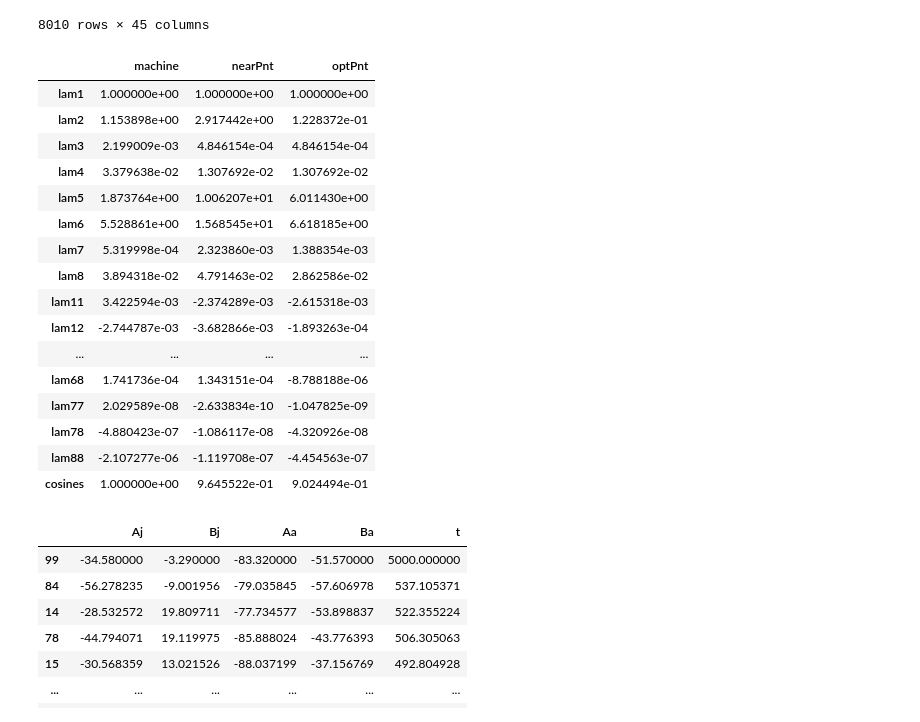
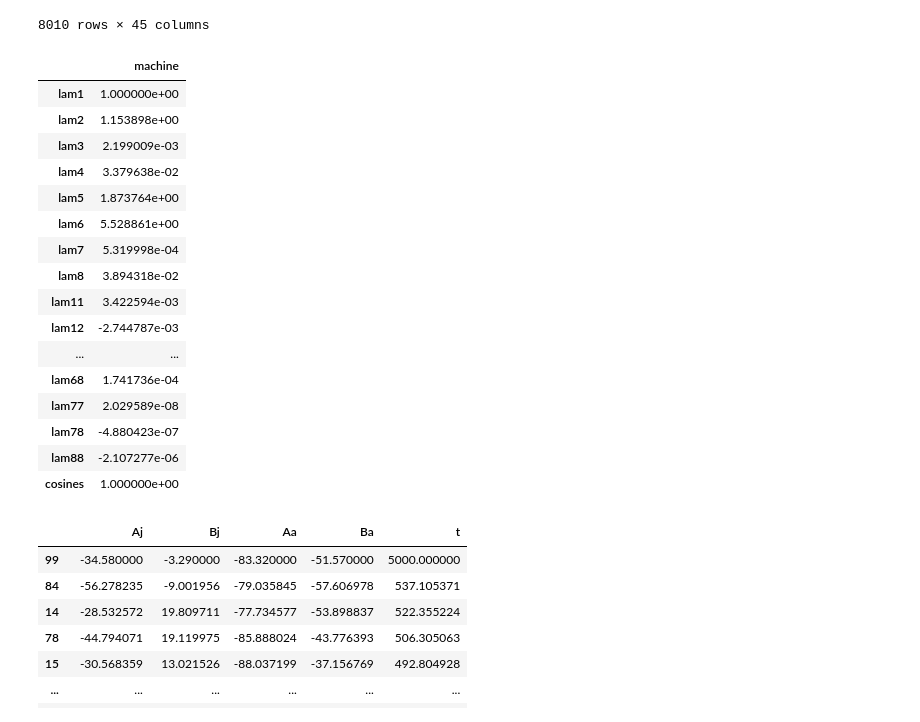
Before and after one commit to Recefi/predator-prey_model, a Jupyter notebook: report.ipynb, the cells around one changed output. Cells and saved outputs as stored; diff of their text form; code cells hidden in the pictures.

```diff
--- a/report.ipynb
+++ b/report.ipynb
@@ -82,25 +82,26 @@ with pd.option_context('display.precision', 4, 'display.max_columns', 10):
 # %%
 #compareCoefData = ut.readData("compare_coef_data", "static_pred")
 compareCoefData = ut.readData("compare_coef_data", "dynamic_pred")
-display(compareCoefData[['machine', 'nearPnt', 'optPnt']])
+#display(compareCoefData[['machine', 'nearPnt', 'optPnt']])
+display(compareCoefData[['machine']])
 # %% [output]
-|  | machine | nearPnt | optPnt |
-| lam1 | 1.000000e+00 | 1.000000e+00 | 1.000000e+00 |
-| lam2 | 1.153898e+00 | 2.917442e+00 | 1.228372e-01 |
-| lam3 | 2.199009e-03 | 4.846154e-04 | 4.846154e-04 |
-| lam4 | 3.379638e-02 | 1.307692e-02 | 1.307692e-02 |
-| lam5 | 1.873764e+00 | 1.006207e+01 | 6.011430e+00 |
-| lam6 | 5.528861e+00 | 1.568545e+01 | 6.618185e+00 |
-| lam7 | 5.319998e-04 | 2.323860e-03 | 1.388354e-03 |
-| lam8 | 3.894318e-02 | 4.791463e-02 | 2.862586e-02 |
-| lam11 | 3.422594e-03 | -2.374289e-03 | -2.615318e-03 |
-| lam12 | -2.744787e-03 | -3.682866e-03 | -1.893263e-04 |
-| ... | ... | ... | ... |
-| lam68 | 1.741736e-04 | 1.343151e-04 | -8.788188e-06 |
-| lam77 | 2.029589e-08 | -2.633834e-10 | -1.047825e-09 |
-| lam78 | -4.880423e-07 | -1.086117e-08 | -4.320926e-08 |
-| lam88 | -2.107277e-06 | -1.119708e-07 | -4.454563e-07 |
-| cosines | 1.000000e+00 | 9.645522e-01 | 9.024494e-01 |
+|  | machine |
+| lam1 | 1.000000e+00 |
+| lam2 | 1.153898e+00 |
+| lam3 | 2.199009e-03 |
+| lam4 | 3.379638e-02 |
+| lam5 | 1.873764e+00 |
+| lam6 | 5.528861e+00 |
+| lam7 | 5.319998e-04 |
+| lam8 | 3.894318e-02 |
+| lam11 | 3.422594e-03 |
+| lam12 | -2.744787e-03 |
+| ... | ... |
+| lam68 | 1.741736e-04 |
+| lam77 | 2.029589e-08 |
+| lam78 | -4.880423e-07 |
+| lam88 | -2.107277e-06 |
+| cosines | 1.000000e+00 |
 # %%
 stratPopData = ut.readData("strat_pop_data", "dynamic_pred").sort_values(by=['t'], ascending=False)
 display(stratPopData[['Aj', 'Bj', 'Aa', 'Ba', 't']])
```
Also changed, not shown: 7 other files.
